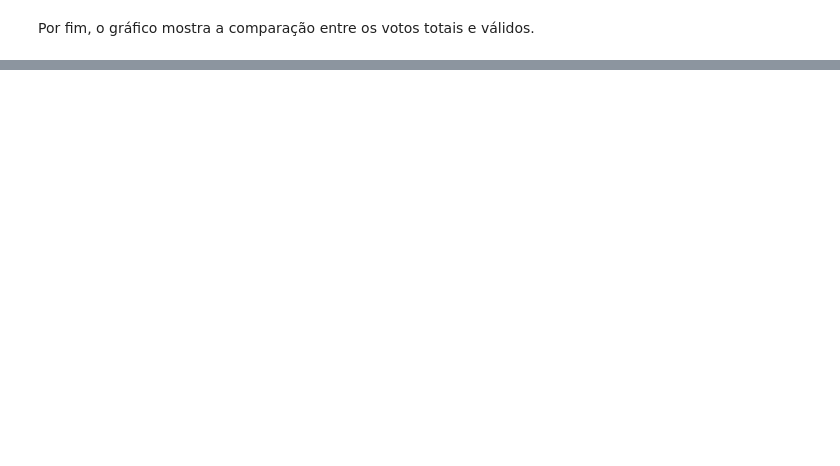
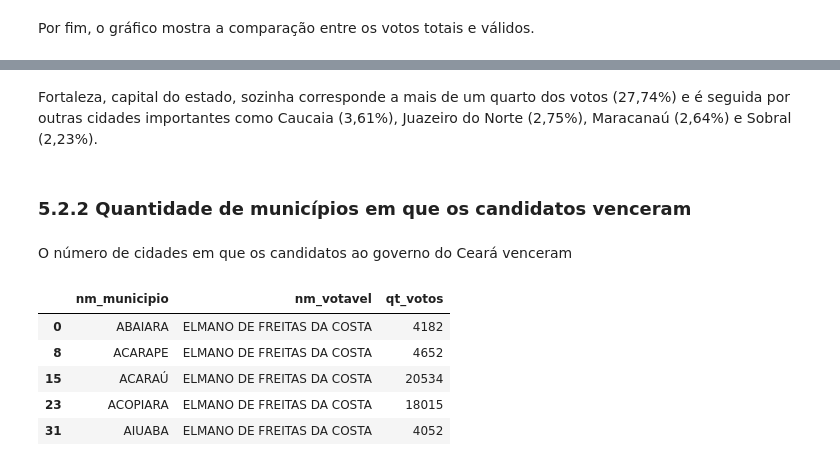
Before and after one commit to DamodaraBarbosa/clustering_municipios_eleicoes_2022_ceara, a Jupyter notebook: 05_data_analysis_eleicoes_ceara_2022.ipynb, the cells around one changed output, grey strips where cells are left out. Drawn from its saved outputs; the diff is of its cells as text; code cells hidden in the pictures; blank space fills up the shorter version.

```diff
--- a/05_data_analysis_eleicoes_ceara_2022.ipynb
+++ b/05_data_analysis_eleicoes_ceara_2022.ipynb
@@ -481,0 +516,23 @@ fig.show()
+# %% [markdown]
+Fortaleza, capital do estado, sozinha corresponde a mais de um quarto dos votos (27,74%) e é seguida por outras cidades importantes como Caucaia (3,61%), Juazeiro do Norte (2,75%), Maracanaú (2,64%) e Sobral (2,23%).
+# %% [markdown]
+### 5.2.2 Quantidade de municípios em que os candidatos venceram
+# %% [markdown]
+O número de cidades em que os candidatos ao governo do Ceará venceram
+# %%
+votos_candidatos_por_municipio = votacao_ce.query('ds_cargo == "GOVERNADOR"')\
+                                           .groupby(['nm_municipio', 'nm_votavel'])\
+                                           ['qt_votos'].sum().reset_index()
+# %%
+votos_candidatos_por_municipio = votos_candidatos_por_municipio.sort_values(['nm_municipio', 'qt_votos'], ascending= [True, False])
+# %%
+vencedores_por_municipio = votos_candidatos_por_municipio.groupby('nm_municipio').head(1)
+# %%
+vencedores_por_municipio.head()
+# %% [output]
+|  | nm_municipio | nm_votavel | qt_votos |
+| 0 | ABAIARA | ELMANO DE FREITAS DA COSTA | 4182 |
+| 8 | ACARAPE | ELMANO DE FREITAS DA COSTA | 4652 |
+| 15 | ACARAÚ | ELMANO DE FREITAS DA COSTA | 20534 |
+| 23 | ACOPIARA | ELMANO DE FREITAS DA COSTA | 18015 |
+| 31 | AIUABA | ELMANO DE FREITAS DA COSTA | 4052 |
```
Also changed, not shown: parts of 9 cells of this notebook.
